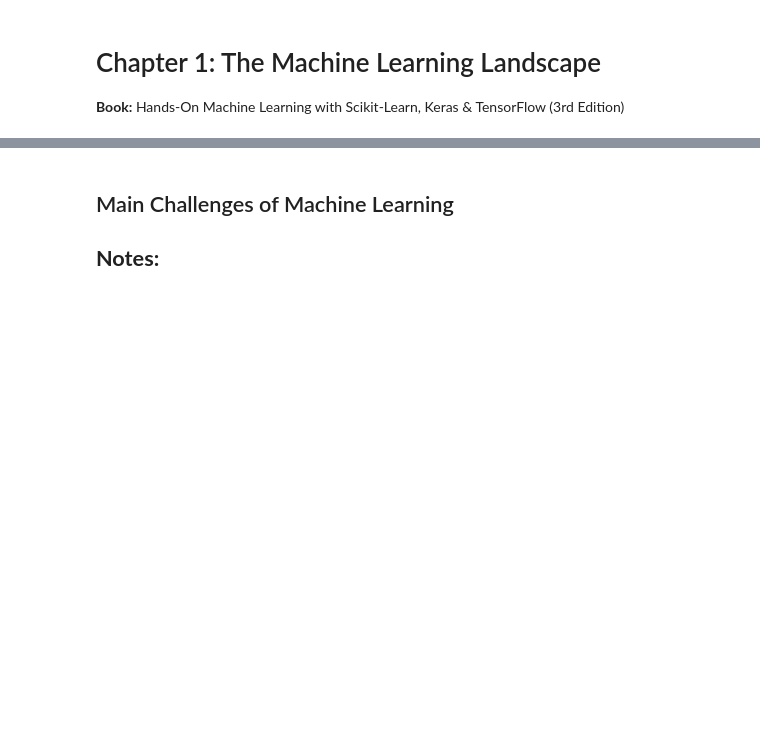
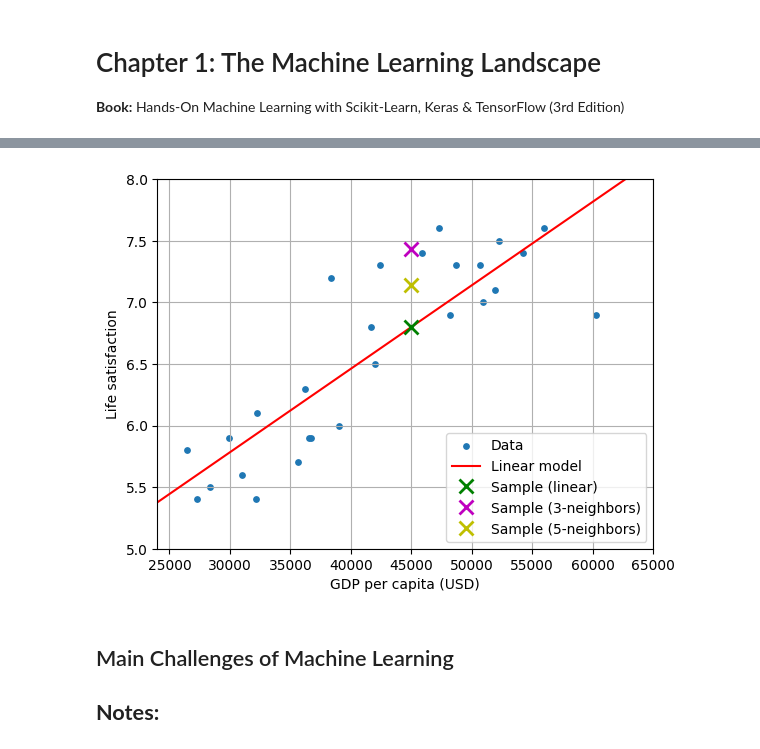
Before and after one commit to tsarevboris/ai-explore, a Jupyter notebook: notebooks/learn/handson-ml/ch01_ml_landscape.ipynb, the cells around one changed output, grey strips where cells are left out. Drawn from its saved outputs; the diff is of its cells as text; code cells hidden in the pictures; blank space fills up the shorter version.

```diff
--- a/notebooks/learn/handson-ml/ch01_ml_landscape.ipynb
+++ b/notebooks/learn/handson-ml/ch01_ml_landscape.ipynb
@@ -39,3 +90,20 @@ ML is great for:
+# %%
+n_3_sample_y = n_model_3.predict(X_sample)
+n_5_sample_y = n_model_5.predict(X_sample)
+# %%
+plt.scatter(X, y, label="Data", s=15)
+plt.plot(X_line, y_line, 'r-', label="Linear model")
+plt.plot(X_sample, y_sample, 'gx', label="Sample (linear)", markersize=10, markeredgewidth=2)
+plt.plot(X_sample, n_3_sample_y, 'mx', label="Sample (3-neighbors)", markersize=10, markeredgewidth=2)
+plt.plot(X_sample, n_5_sample_y, 'yx', label="Sample (5-neighbors)", markersize=10, markeredgewidth=2)
+plt.xlabel("GDP per capita (USD)")
+plt.ylabel("Life satisfaction")
+plt.axis([24000, 65000, 5, 8])
+plt.grid(True)
+plt.legend()
+plt.show()
+# %% [output]
+[figure, added]
 # %% [markdown]
 ## Main Challenges of Machine Learning
 
```
Also changed, not shown: parts of 10 cells of this notebook.
